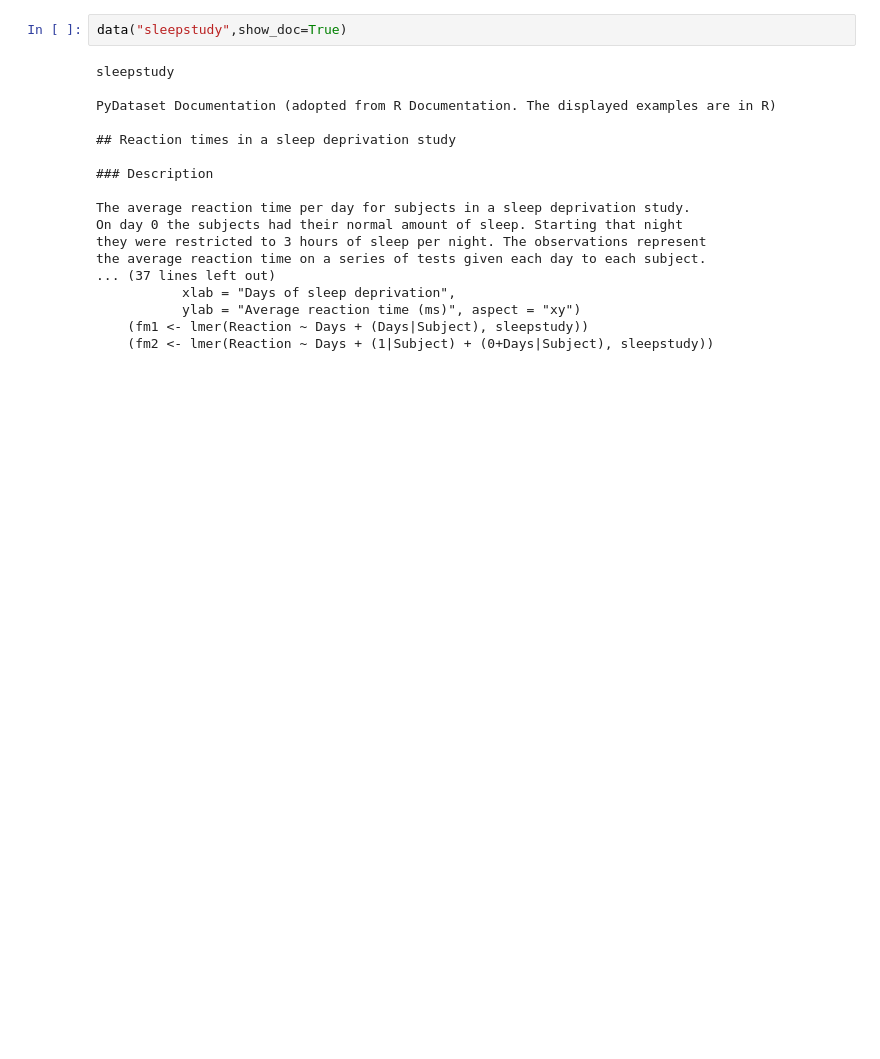
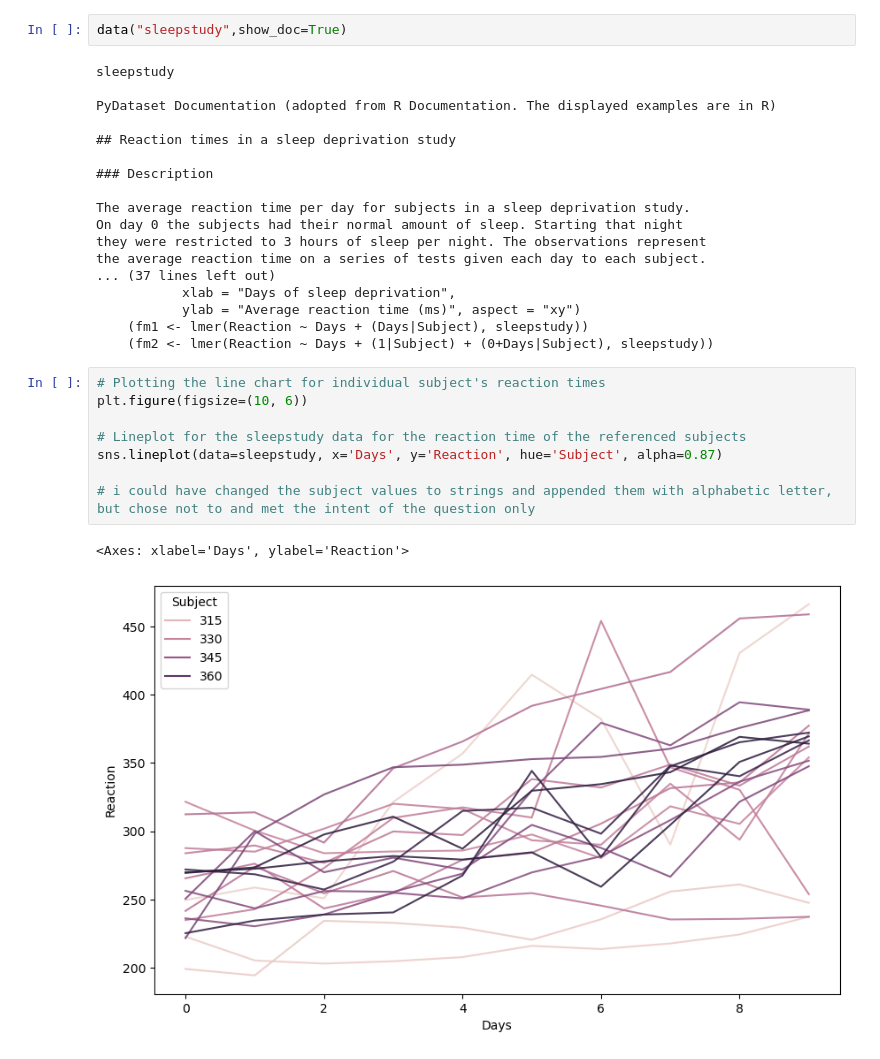
Before and after one commit to Marc-Aradillas/numpy-pandas-visualization-exercises, a Jupyter notebook: seaborn_exercises.ipynb, the cells around one changed output. Cells and saved outputs as stored; diff of their text form; blank space fills up the shorter version.

```diff
--- a/seaborn_exercises.ipynb
+++ b/seaborn_exercises.ipynb
@@ -300,3 +310,14 @@ the average reaction time on a series of tests given each day to each subject.
            ylab = "Average reaction time (ms)", aspect = "xy")
     (fm1 <- lmer(Reaction ~ Days + (Days|Subject), sleepstudy))
     (fm2 <- lmer(Reaction ~ Days + (1|Subject) + (0+Days|Subject), sleepstudy))
+# %%
+# Plotting the line chart for individual subject's reaction times
+plt.figure(figsize=(10, 6))
+
+# Lineplot for the sleepstudy data for the reaction time of the referenced subjects
+sns.lineplot(data=sleepstudy, x='Days', y='Reaction', hue='Subject', alpha=0.87)
+
+# i could have changed the subject values to strings and appended them with alphabetic letter, but chose not to and met the intent of the question only
+# %% [output]
+<Axes: xlabel='Days', ylabel='Reaction'>
+[figure, added]
```
Also changed, not shown: parts of 10 cells of this notebook.
